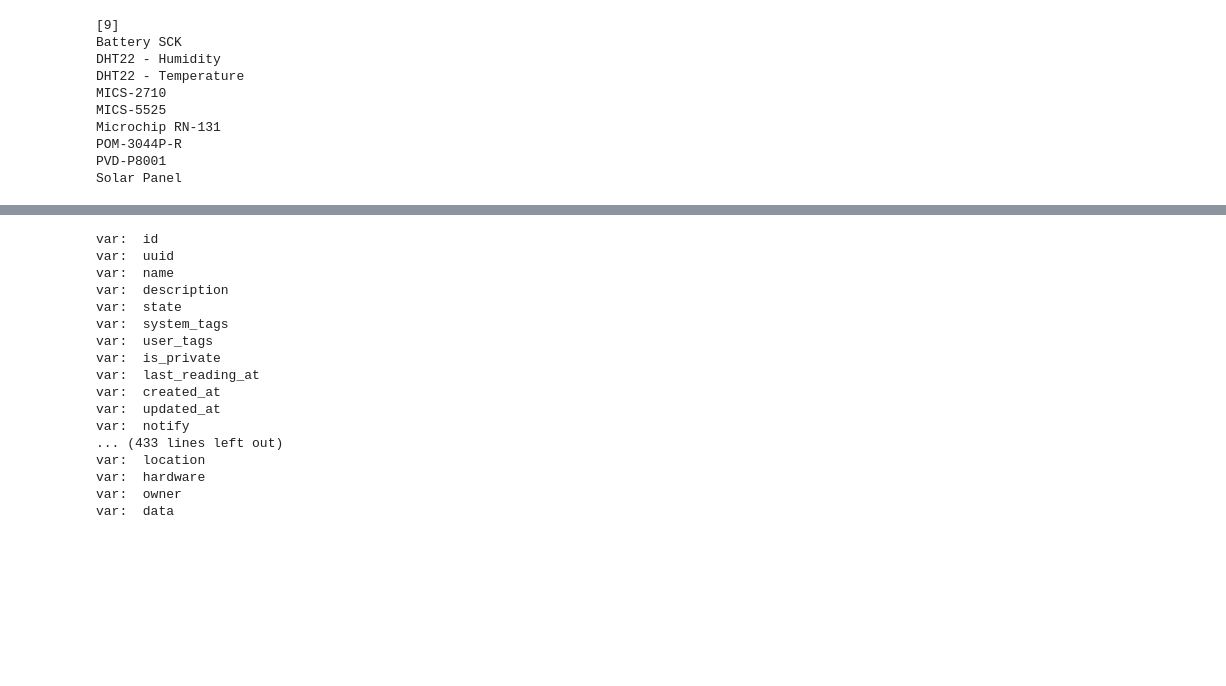
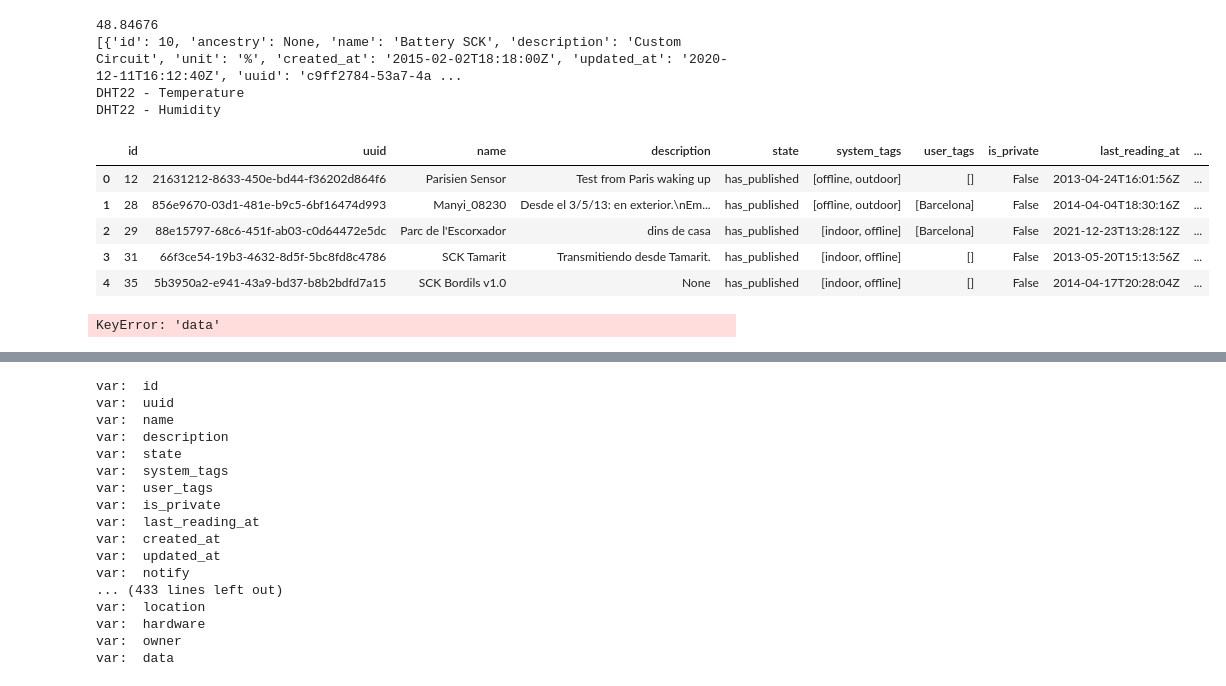
Before and after one commit to ecmwf/IonBeam, a Jupyter notebook: notebooks/SmartCitizenKit/smartcitizenkit_data_retrieval_demo.ipynb, the cells around one changed output, grey strips where cells are left out. Cells and saved outputs as stored; diff of their text form; code cells hidden in the pictures; blank space fills up the shorter version.

Commit message:
smart citizen kit API NB

```diff
--- a/notebooks/SmartCitizenKit/smartcitizenkit_data_retrieval_demo.ipynb
+++ b/notebooks/SmartCitizenKit/smartcitizenkit_data_retrieval_demo.ipynb
@@ -57,8 +45,0 @@ print(json.dumps(response_dict, indent=4, sort_keys=True))
-# %%
-for idx in device_ids[:2]:
-    response = requests.get("http://api.smartcitizen.me/v0/devices?"+str(idx))
-    json_data = response.json() if response and response.status_code == 200 else None
-
-    json_len = len(json_data)
-
-    print(json_data[0]['data']['sensors'] )
@@ -67,0 +166,21 @@ for idx in device_ids[:2]:
+# %%
+# Create a map centered around Europe
+map_europe = folium.Map(location=[54.5260, 15.2551], zoom_start=4)
+
+device_ids_combined = device_ids + device_ids_barce
+print(device_ids_combined)
+
+# Iterate over the latitude and longitude tuples
+for idx in device_ids_combined:
+    response = requests.get("http://api.smartcitizen.me/v0/devices/"+str(idx))
+    json_data = response.json() if response and response.status_code == 200 else None
+    if json_data is not None:
+        #print(idx, json_data['location']['latitude'])
+        latitude = json_data['location']['latitude']
+        longitude = json_data['location']['longitude']
+
+    # Add a marker for each latitude and longitude tuple
+    folium.Marker(location=[latitude, longitude]).add_to(map_europe)
+
+# Display the map
+map_europe
@@ -68,18 +190,32 @@ for idx in device_ids[:2]:
+# %%
+import pandas as pd
+
+df = pd.DataFrame(json_data)
+
+print(json_data[0]['location']['latitude'])
+print(json_data[0]['data']['sensors'])
+print(json_data[0]['data']['sensors'][2]['name'])
+print(json_data[0]['data']['sensors'][1]['name'])
+df.head()
+# %% [output]
+48.84676
+[{'id': 10, 'ancestry': None, 'name': 'Battery SCK', 'description': 'Custom Circuit', 'unit': '%', 'created_at': '2015-02-02T18:18:00Z', 'updated_at': '2020-12-11T16:12:40Z', 'uuid': 'c9ff2784-53a7-4a ...
+DHT22 - Temperature
+DHT22 - Humidity
+|  | id | uuid | name | description | state | system_tags | user_tags | is_private | last_reading_at | ... |
+| 0 | 12 | 21631212-8633-450e-bd44-f36202d864f6 | Parisien Sensor | Test from Paris waking up | has_published | [offline, outdoor] | [] | False | 2013-04-24T16:01:56Z | ... |
+| 1 | 28 | 856e9670-03d1-481e-b9c5-6bf16474d993 | Manyi_08230 | Desde el 3/5/13: en exterior.\nEm... | has_published | [offline, outdoor] | [Barcelona] | False | 2014-04-04T18:30:16Z | ... |
+| 2 | 29 | 88e15797-68c6-451f-ab03-c0d64472e5dc | Parc de l'Escorxador | dins de casa | has_published | [indoor, offline] | [Barcelona] | False | 2021-12-23T13:28:12Z | ... |
+| 3 | 31 | 66f3ce54-19b3-4632-8d5f-5bc8fd8c4786 | SCK Tamarit | Transmitiendo desde Tamarit. | has_published | [indoor, offline] | [] | False | 2013-05-20T15:13:56Z | ... |
+| 4 | 35 | 5b3950a2-e941-43a9-bd37-b8b2bdfd7a15 | SCK Bordils v1.0 | None | has_published | [indoor, offline] | [] | False | 2014-04-17T20:28:04Z | ... |
 # %%
 idx = [len(json_data[0]['data']['sensors'])]
 print(idx)
+for i in range(json_len):
+    print("location: ", json_data[i]['location'])
 
-for var in json_data[0]['data']['sensors']:
-    print(var['name'])
+    for var in json_data[i]['data']['sensors']:
+        print("var: ", var['name'], ", value: ", var['value'], ", unit: ", var['unit'])
 # %% [output]
-[9]
-Battery SCK
-DHT22 - Humidity
-DHT22 - Temperature
-MICS-2710
-MICS-5525
-Microchip RN-131
-POM-3044P-R
-PVD-P8001
-Solar Panel
+KeyError: 'data'
 # %%
```
Also changed, not shown: parts of 15 cells of this notebook, 1 other file.
